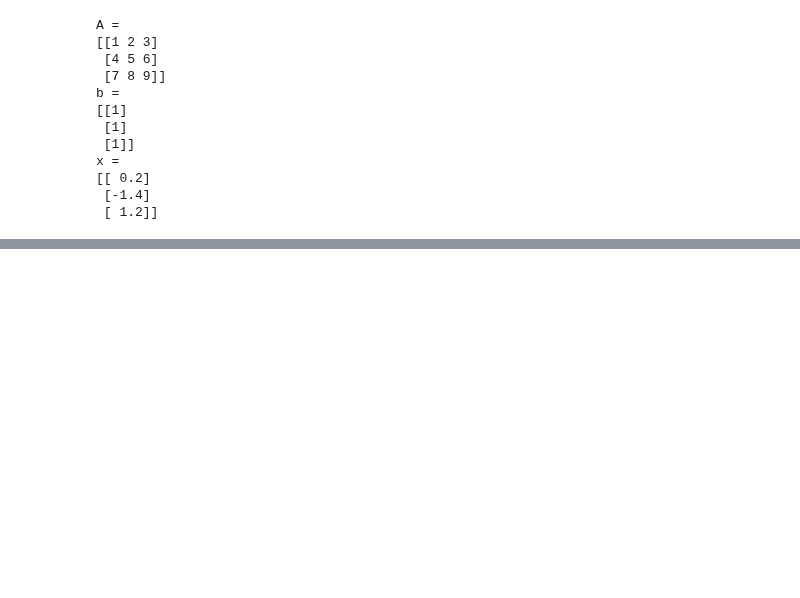
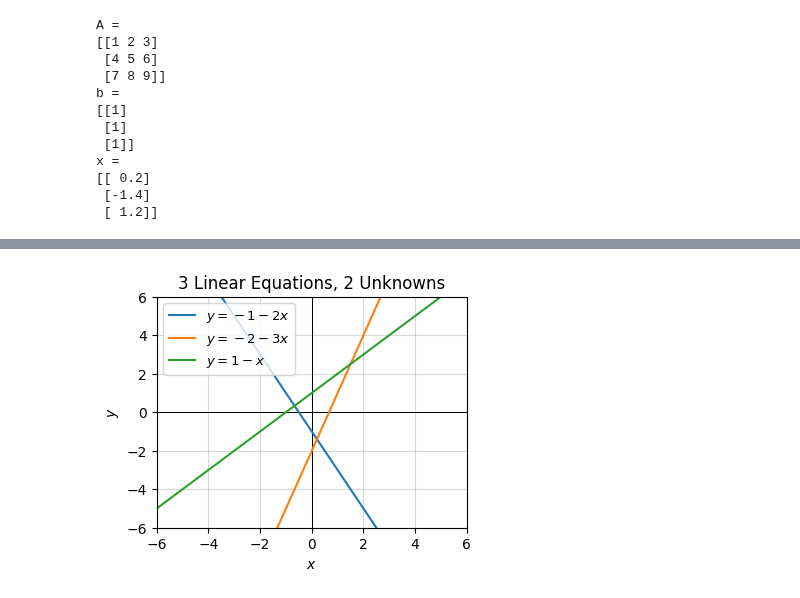
Before and after one commit to rkingery/ml-book, a Jupyter notebook: notebooks/linear-systems.ipynb, the cells around one changed output, grey strips where cells are left out. Drawn from its saved outputs; the diff is of its cells as text; code cells hidden in the pictures; blank space fills up the shorter version.

```diff
--- a/notebooks/linear-systems.ipynb
+++ b/notebooks/linear-systems.ipynb
@@ -710,0 +821,12 @@ Here's an example. In numpy, we can use `np.transpose(A)`, or more simply `A.T`
+# %%
+#| fig-align: center
+x = np.linspace(-10, 10, 100)
+f0 = lambda x: -1 - 2 * x
+f1 = lambda x: -2 + 3 * x
+f2 = lambda x: 1 + x
+plot_function(x, [f0, f1, f2], xlim=(-6, 6), ylim=(-6, 6),
+              title='3 Linear Equations, 2 Unknowns',
+              labels=[f'$y=-1-2x$', f'$y=-2-3x$', f'$y=1-x$'],
+              legend_fontsize=9.5, legend_loc='upper left')
+# %% [output]
+[figure, added]
```
Also changed, not shown: parts of 57 cells of this notebook, 14 other files.
